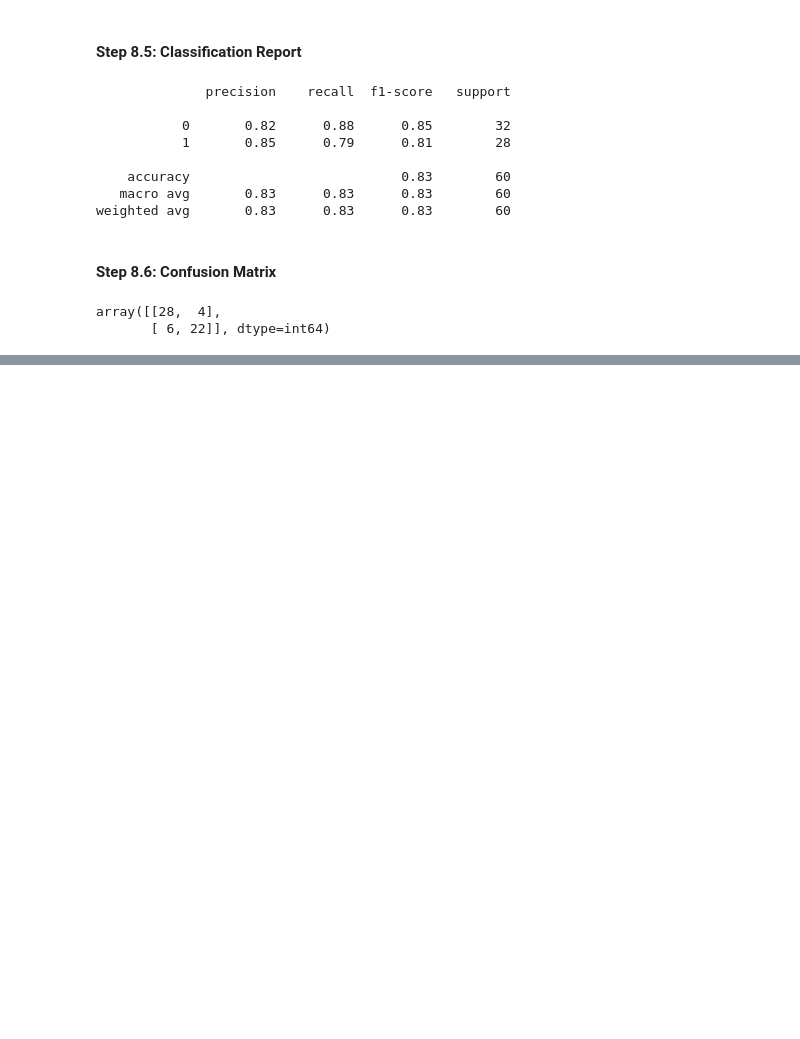
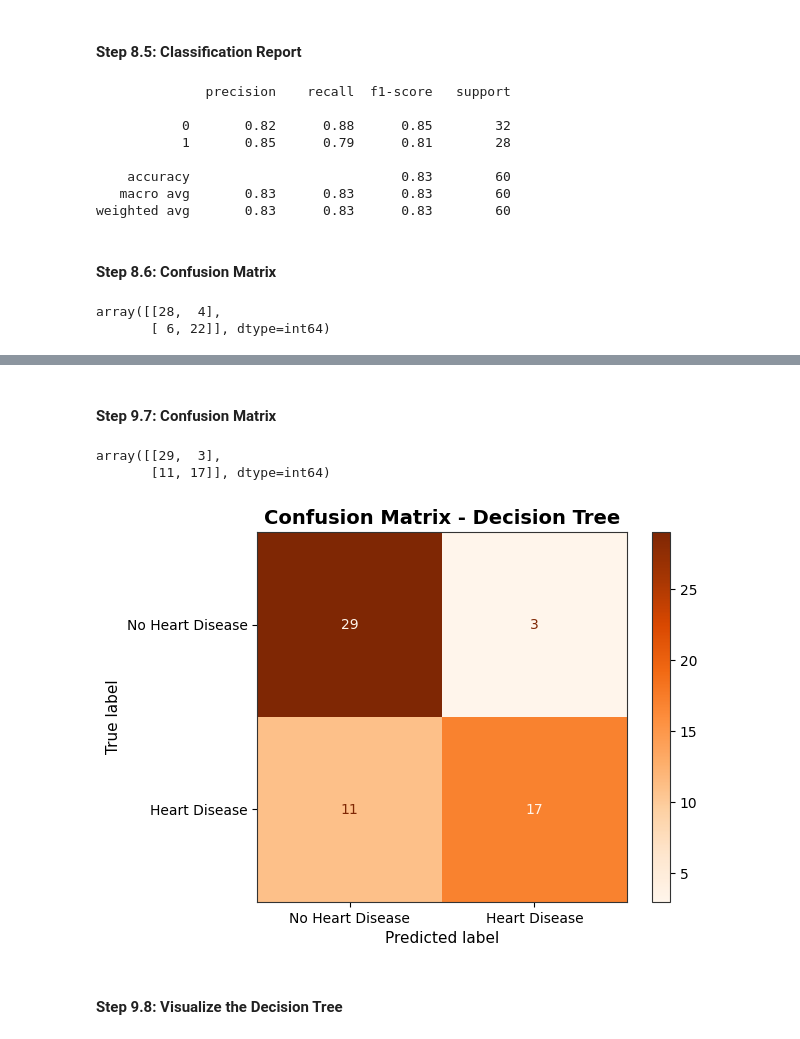
Before and after one commit to Usama2001/Heart-Disease-Risk-Prediction-Using-Decision-Trees-and-XGBoost, a Jupyter notebook: notebooks/heart_disease_prediction.ipynb, the cells around one changed output, grey strips where cells are left out. Drawn from its saved outputs; the diff is of its cells as text; code cells hidden in the pictures; blank space fills up the shorter version.

```diff
--- a/notebooks/heart_disease_prediction.ipynb
+++ b/notebooks/heart_disease_prediction.ipynb
@@ -803,0 +818,6 @@ array([[28,  4],
+# %%
+decision_tree_model = DecisionTreeClassifier(
+    criterion="entropy",
+    max_depth=4,
+    random_state=42
+)
@@ -803,0 +826,2 @@ array([[28,  4],
+# %%
+decision_tree_model.fit(X_train, y_train)
@@ -803,0 +872,25 @@ array([[28,  4],
+# %% [markdown]
+#### Step 9.7: Confusion Matrix
+# %%
+conf_matrix_tree = confusion_matrix(y_test, y_pred_tree)
+
+conf_matrix_tree
+# %% [output]
+array([[29,  3],
+       [11, 17]], dtype=int64)
+# %%
+ConfusionMatrixDisplay.from_estimator(
+    decision_tree_model,
+    X_test,
+    y_test,
+    display_labels=["No Heart Disease", "Heart Disease"],
+    cmap="Oranges"
+)
+
+plt.title("Confusion Matrix - Decision Tree")
+plt.grid(False)
+plt.show()
+# %% [output]
+[figure, added]
+# %% [markdown]
+#### Step 9.8: Visualize the Decision Tree
```
Also changed, not shown: parts of 12 cells of this notebook.
